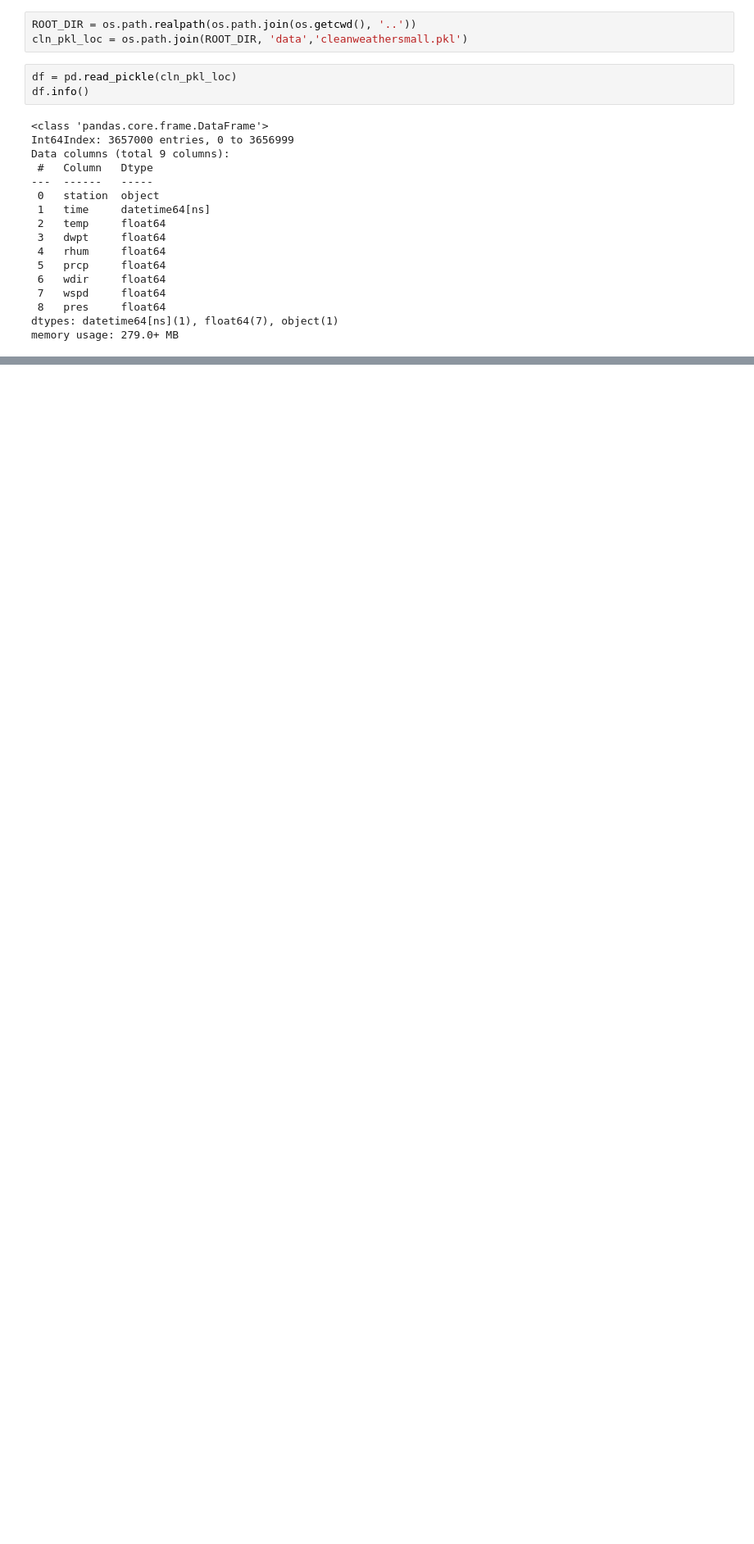
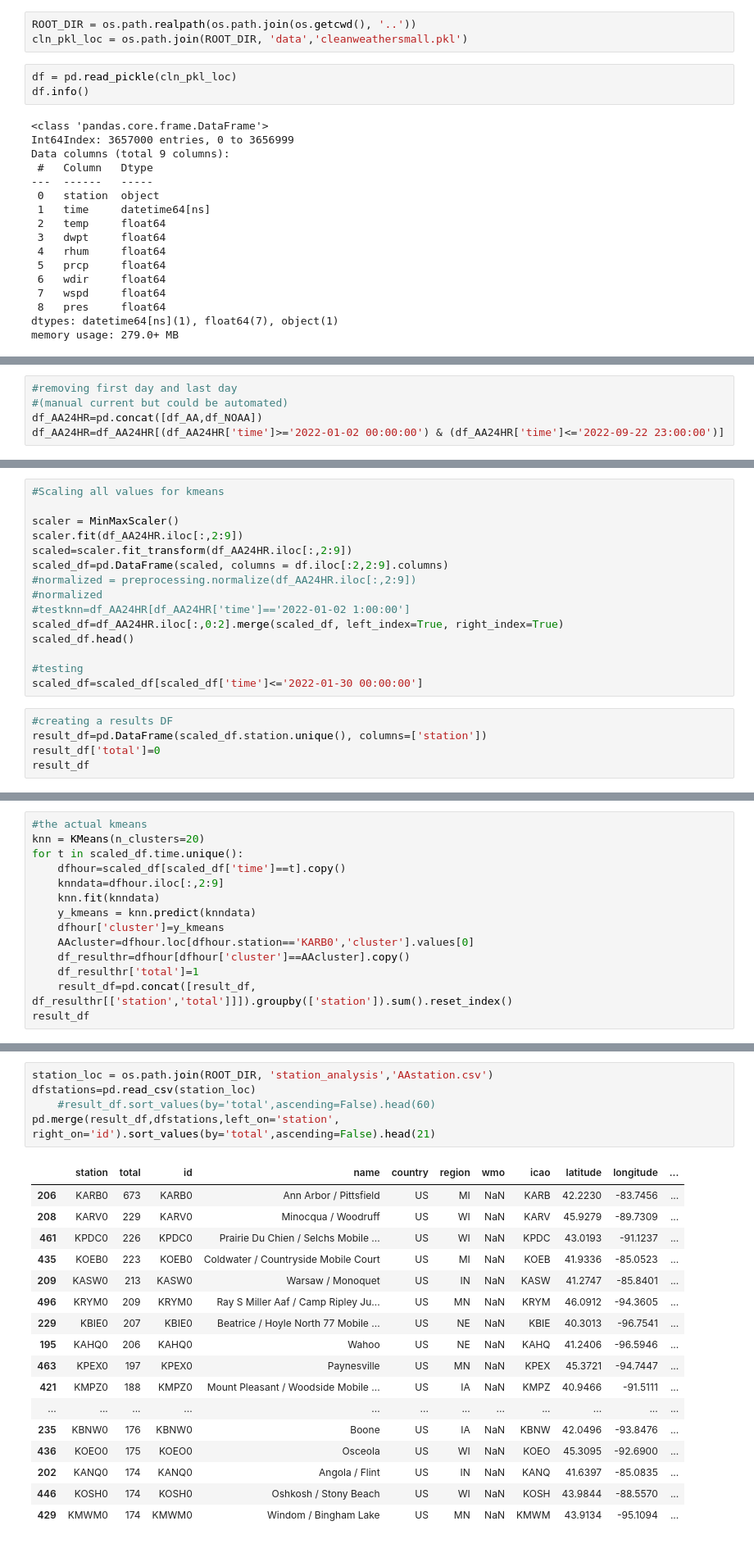
Before and after one commit to Pkeet99/Weatherman, a Jupyter notebook: supervised_models/Clustering.ipynb, the cells around one changed output, grey strips where cells are left out. Shown: that part at 82% size. Cells and saved outputs as stored; diff of their text form; blank space fills up the shorter version.

Commit message:
First attempt at clustering complete.

```diff
--- a/supervised_models/Clustering.ipynb
+++ b/supervised_models/Clustering.ipynb
@@ -57,0 +80,5 @@ dtype: int64
+# %%
+#removing first day and last day
+#(manual current but could be automated)
+df_AA24HR=pd.concat([df_AA,df_NOAA])
+df_AA24HR=df_AA24HR[(df_AA24HR['time']>='2022-01-02 00:00:00') & (df_AA24HR['time']<='2022-09-22 23:00:00')]
@@ -57,0 +87,20 @@ dtype: int64
+# %%
+#Scaling all values for kmeans
+
+scaler = MinMaxScaler()
+scaler.fit(df_AA24HR.iloc[:,2:9])
+scaled=scaler.fit_transform(df_AA24HR.iloc[:,2:9])
+scaled_df=pd.DataFrame(scaled, columns = df.iloc[:2,2:9].columns)
+#normalized = preprocessing.normalize(df_AA24HR.iloc[:,2:9])
+#normalized
+#testknn=df_AA24HR[df_AA24HR['time']=='2022-01-02 1:00:00']
+scaled_df=df_AA24HR.iloc[:,0:2].merge(scaled_df, left_index=True, right_index=True)
+scaled_df.head()
+
+#testing
+scaled_df=scaled_df[scaled_df['time']<='2022-01-30 00:00:00']
+# %%
+#creating a results DF
+result_df=pd.DataFrame(scaled_df.station.unique(), columns=['station'])
+result_df['total']=0
+result_df
@@ -57,0 +121,14 @@ dtype: int64
+# %%
+#the actual kmeans
+knn = KMeans(n_clusters=20)
+for t in scaled_df.time.unique():
+    dfhour=scaled_df[scaled_df['time']==t].copy()
+    knndata=dfhour.iloc[:,2:9]
+    knn.fit(knndata)
+    y_kmeans = knn.predict(knndata)
+    dfhour['cluster']=y_kmeans
+    AAcluster=dfhour.loc[dfhour.station=='KARB0','cluster'].values[0]
+    df_resulthr=dfhour[dfhour['cluster']==AAcluster].copy()
+    df_resulthr['total']=1
+    result_df=pd.concat([result_df, df_resulthr[['station','total']]]).groupby(['station']).sum().reset_index()
+result_df
@@ -57,0 +149,23 @@ dtype: int64
+# %%
+station_loc = os.path.join(ROOT_DIR, 'station_analysis','AAstation.csv')
+dfstations=pd.read_csv(station_loc)
+    #result_df.sort_values(by='total',ascending=False).head(60)
+pd.merge(result_df,dfstations,left_on='station', right_on='id').sort_values(by='total',ascending=False).head(21)
+# %% [output]
+|  | station | total | id | name | country | region | wmo | icao | latitude | longitude | ... |
+| 206 | KARB0 | 673 | KARB0 | Ann Arbor / Pittsfield | US | MI | NaN | KARB | 42.2230 | -83.7456 | ... |
+| 208 | KARV0 | 229 | KARV0 | Minocqua / Woodruff | US | WI | NaN | KARV | 45.9279 | -89.7309 | ... |
+| 461 | KPDC0 | 226 | KPDC0 | Prairie Du Chien / Selchs Mobile ... | US | WI | NaN | KPDC | 43.0193 | -91.1237 | ... |
+| 435 | KOEB0 | 223 | KOEB0 | Coldwater / Countryside Mobile Court | US | MI | NaN | KOEB | 41.9336 | -85.0523 | ... |
+| 209 | KASW0 | 213 | KASW0 | Warsaw / Monoquet | US | IN | NaN | KASW | 41.2747 | -85.8401 | ... |
+| 496 | KRYM0 | 209 | KRYM0 | Ray S Miller Aaf / Camp Ripley Ju... | US | MN | NaN | KRYM | 46.0912 | -94.3605 | ... |
+| 229 | KBIE0 | 207 | KBIE0 | Beatrice / Hoyle North 77 Mobile ... | US | NE | NaN | KBIE | 40.3013 | -96.7541 | ... |
+| 195 | KAHQ0 | 206 | KAHQ0 | Wahoo | US | NE | NaN | KAHQ | 41.2406 | -96.5946 | ... |
+| 463 | KPEX0 | 197 | KPEX0 | Paynesville | US | MN | NaN | KPEX | 45.3721 | -94.7447 | ... |
+| 421 | KMPZ0 | 188 | KMPZ0 | Mount Pleasant / Woodside Mobile ... | US | IA | NaN | KMPZ | 40.9466 | -91.5111 | ... |
+| ... | ... | ... | ... | ... | ... | ... | ... | ... | ... | ... | ... |
+| 235 | KBNW0 | 176 | KBNW0 | Boone | US | IA | NaN | KBNW | 42.0496 | -93.8476 | ... |
+| 436 | KOEO0 | 175 | KOEO0 | Osceola | US | WI | NaN | KOEO | 45.3095 | -92.6900 | ... |
+| 202 | KANQ0 | 174 | KANQ0 | Angola / Flint | US | IN | NaN | KANQ | 41.6397 | -85.0835 | ... |
+| 446 | KOSH0 | 174 | KOSH0 | Oshkosh / Stony Beach | US | WI | NaN | KOSH | 43.9844 | -88.5570 | ... |
+| 429 | KMWM0 | 174 | KMWM0 | Windom / Bingham Lake | US | MN | NaN | KMWM | 43.9134 | -95.1094 | ... |
```
Also changed, not shown: parts of 17 cells of this notebook, 1 other file.
